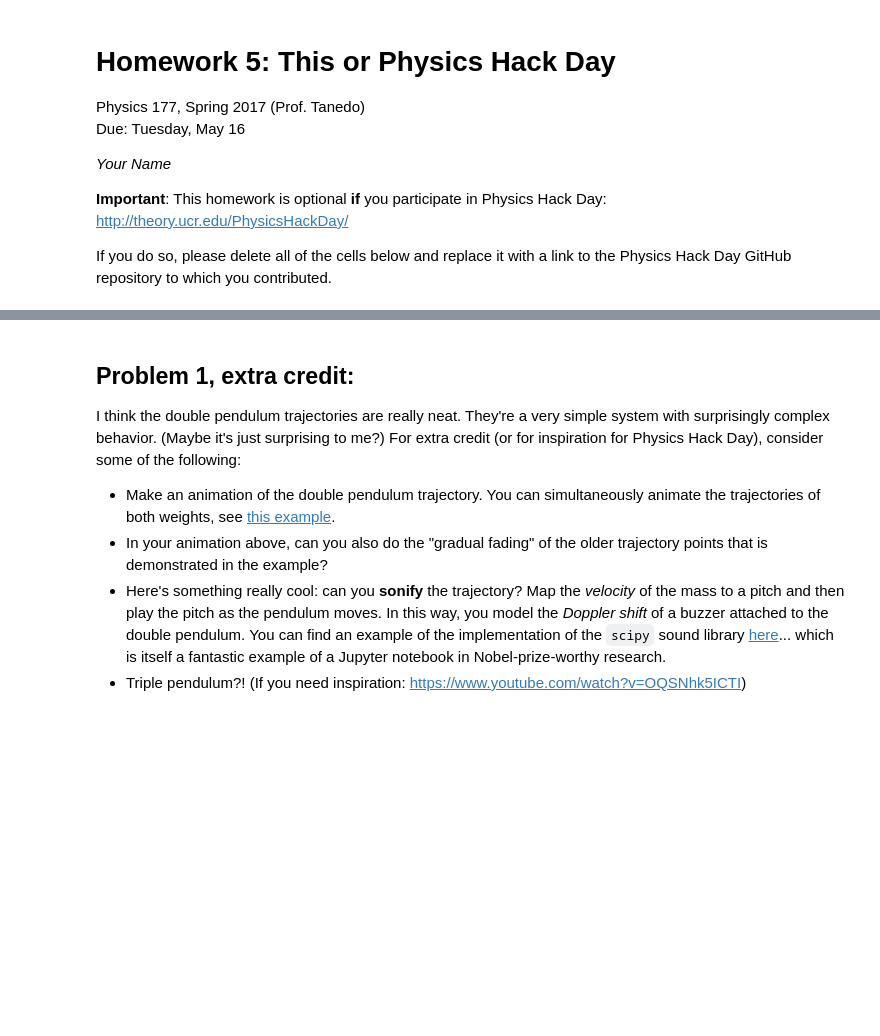
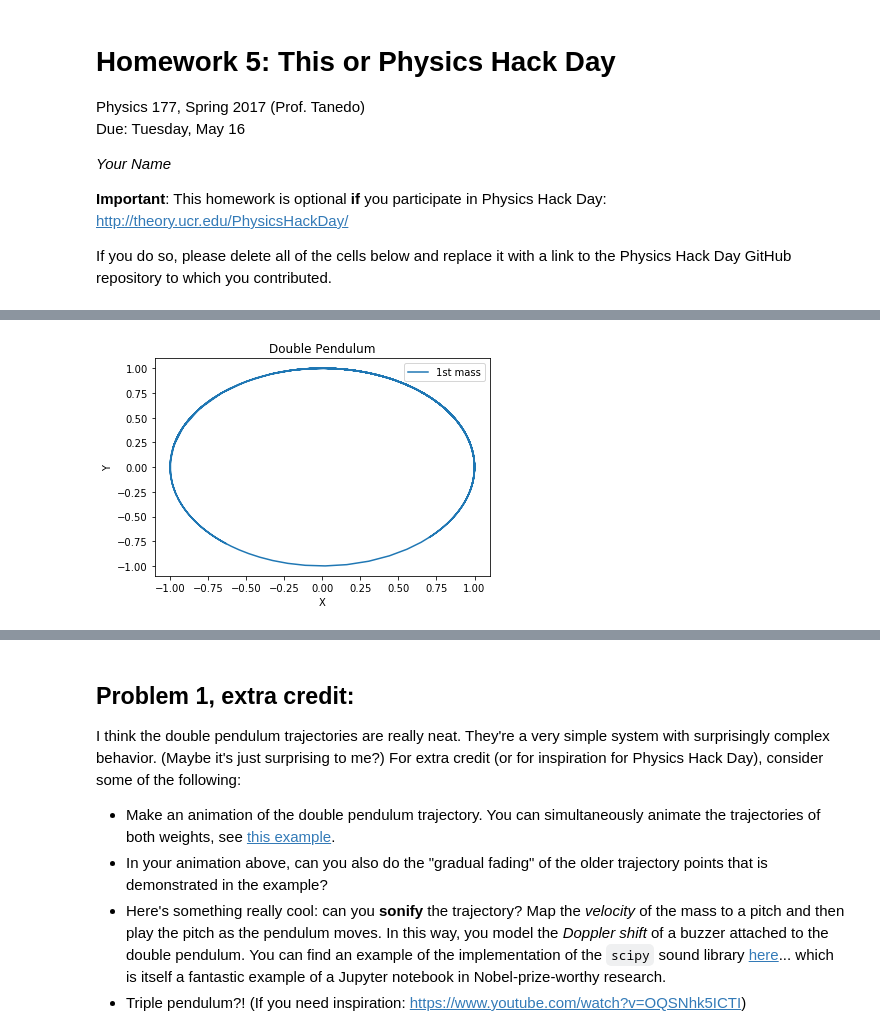
Before and after one commit to kyleperez/Homework05, a Jupyter notebook: Homework 5.ipynb, the cells around one changed output, grey strips where cells are left out. Saved outputs shown, nothing was run; the diff lists cells and outputs as text; code cells hidden in the pictures; blank space fills up the shorter version.

```diff
--- a/Homework 5.ipynb
+++ b/Homework 5.ipynb
@@ -93,0 +26,99 @@ plt.show()
+# %%
+%matplotlib inline
+from numpy import sin, cos
+import numpy as np
+import matplotlib.pyplot as plt
+
+
+# CONSTANTS AND PARAMETERS
+g= 9.8
+m = 1.0 #mass is 1
+l = 1.0 #Both strings will be the same length
+
+theta0 = 1.0 #Initial radian displacement
+phi0 = 1.0 #2nd Mass radian displacement
+omega0 = 0.0 #Initial angular velocity
+w0 = 0.0 #2nd initial velocity
+
+dt = 0.01
+t_final = 10.0
+
+#omega
+def f(theta, phi, omega, w, t):
+    return ((omega**2 * sin(2 * (theta - phi))) + (2 * w**2 * sin(theta - phi)) + ((g/l) * (sin(2 * theta - phi)) + 3 * sin(theta))) / (3 - cos(2 * (theta - phi)))
+
+#phi
+def h(theta, phi, omega, w, t):
+    return ((4 * omega**2 * sin(2 * (theta - phi))) + (w**2 * sin(2 * (theta - phi))) + (2 * (g/l) * ((sin(2 * theta - phi)) - sin(phi)))) / (3 - cos(2 * (theta - phi)))
+
+def a(theta, phi, omega, w, t):
+    return omega
+
+def b(theta, phi, omega, w, t):
+    return w
+
+tpoints = np.arange(0, t_final, dt)
+
+def integrate():
+    theta_points = []
+    phi_points = []
+    omega_points = []
+    w_points = []
+
+    theta = theta0
+    phi = phi0
+    omega = omega0
+    w = w0
+
+    for t in tpoints:
+
+        theta_points.append(theta)
+        phi_points.append(phi)
+        omega_points.append(omega)
+        w_points.append(w)
+
+        k1 = dt * a(theta, phi, omega, w, t)
+        k2 = dt * a(theta + 0.5 * k1, phi, omega, w, t)
+
+        b1 = dt * b(theta, phi, omega, w, t)
+        b2 = dt * b(theta, phi + 0.5 * b1, omega, w, t)
+
+        c1 = dt * f(theta, phi, omega, w, t)
+        c2 = dt * f(theta, phi, omega + 0.5 * c1, w, t)
+
+        d1 = dt * h(theta, phi, omega, w, t)
+        d2 = dt * h(theta, phi, omega, w + 0.5 * d1, t)
+
+        theta += k2
+        phi += b2
+        omega += c2
+        w += d2
+
+    tt = np.array(tpoints)
+    thetas = np.array(theta_points)
+    phis = np.array(phi_points)
+    omegas = np.array(omega_points)
+    ws = np.array(w_points)
+
+    return tt, thetas, phis, omegas, ws
+
+times, thetaf, phif, omegaf, wf = integrate()
+x1 = l * sin(thetaf)
+y1 = -l * cos(thetaf)
+
+x2 = l * sin(phif) + x1
+y2 = - l * sin(phif) + y1
+
+plt.plot(x1, y1, label='1st mass')
+plt.title("Double Pendulum")
+plt.xlabel('X')
+plt.ylabel('Y')
+plt.legend()
+plt.show()
+plt.plot(x2, y2, label = '2nd mass')
+plt.xlabel('X')
+plt.ylabel('Y')
+plt.legend()
+plt.show()
+# %% [output]
+[figure, added]
```
Also changed, not shown: parts of 7 cells of this notebook.
